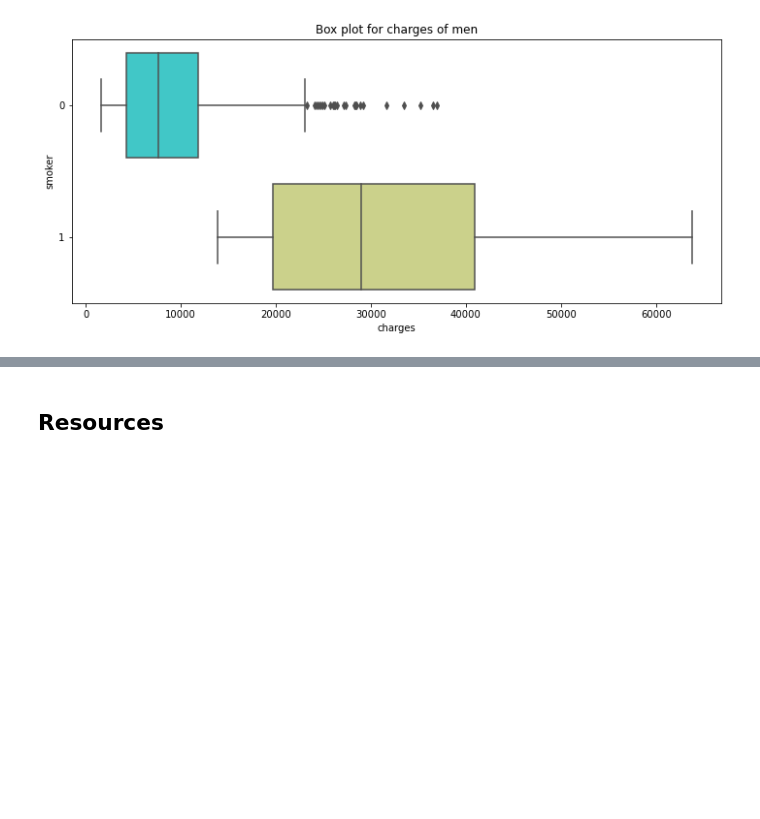
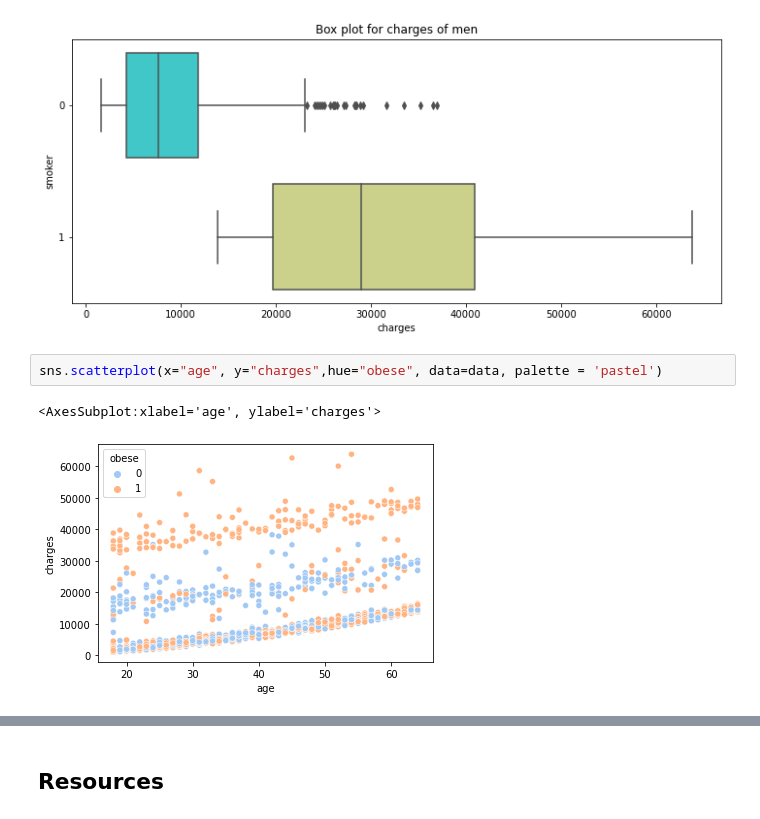
Before and after one commit to eon129/pytorch_tests, a Jupyter notebook: TestingLibraries.ipynb, the cells around one changed output, grey strips where cells are left out. Saved outputs shown, nothing was run; the diff lists cells and outputs as text; blank space fills up the shorter version.

```diff
--- a/TestingLibraries.ipynb
+++ b/TestingLibraries.ipynb
@@ -187,3 +176,8 @@ sns.boxplot(y="smoker", x="charges", data =  data[(data.sex == 0)] , orient="h",
 # %% [output]
 <AxesSubplot:title={'center':'Box plot for charges of men'}, xlabel='charges', ylabel='smoker'>
 [figure]
+# %%
+sns.scatterplot(x="age", y="charges",hue="obese", data=data, palette = 'pastel')
+# %% [output]
+<AxesSubplot:xlabel='age', ylabel='charges'>
+[figure, added]
```
Also changed, not shown: parts of 7 cells of this notebook, 1 other file.
